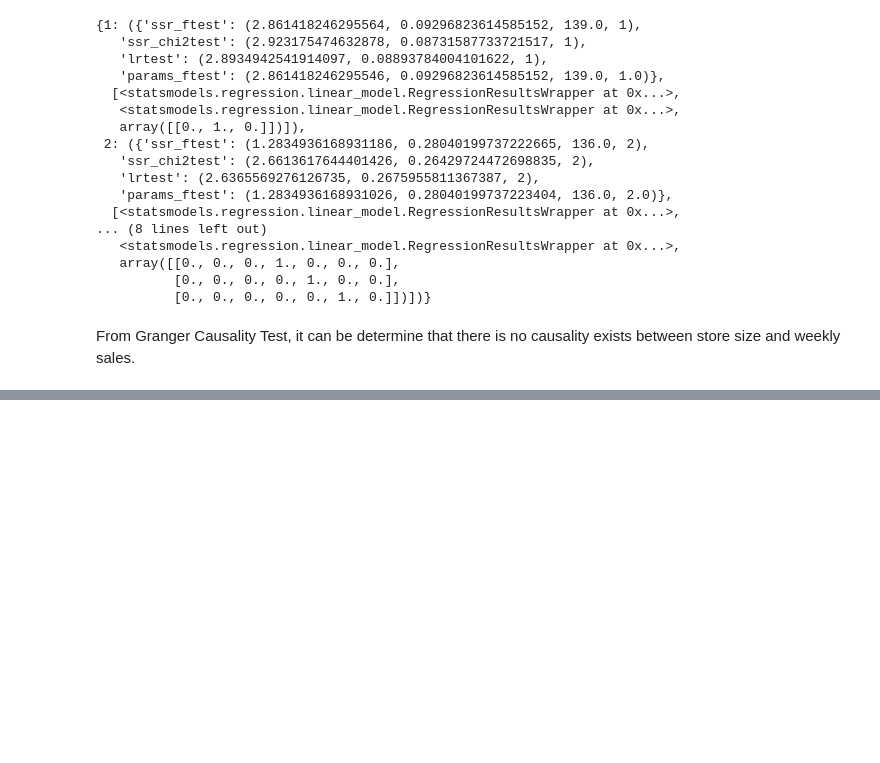
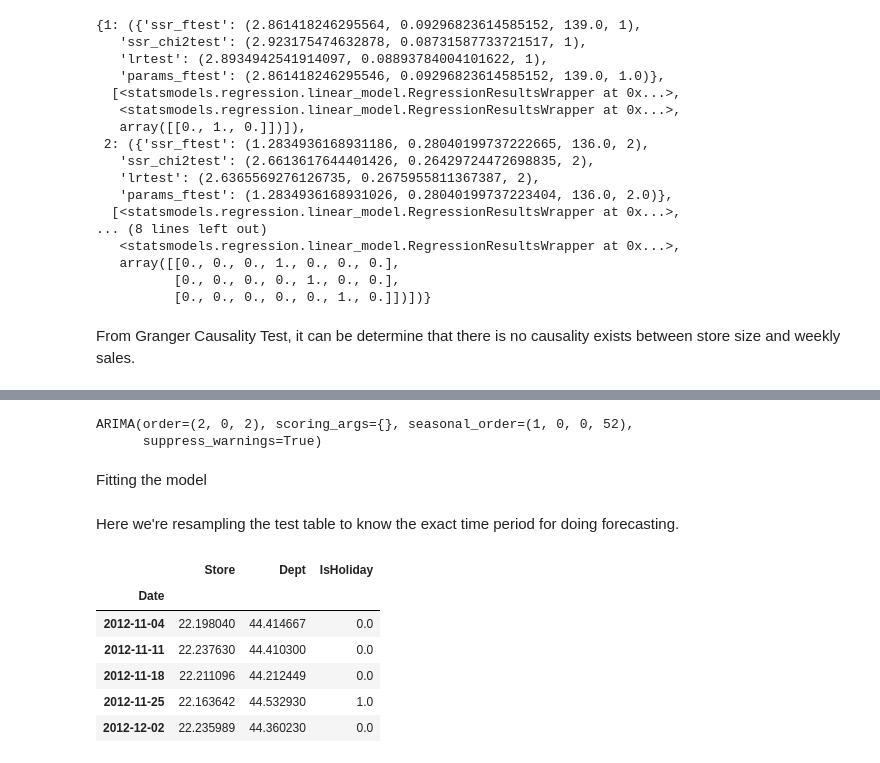
Before and after one commit to ManuSinghYadav/Walmart-Sales-Forecast, a Jupyter notebook: Walmart_Sales_Forecast.ipynb, the cells around one changed output, grey strips where cells are left out. Cells and saved outputs as stored; diff of their text form; code cells hidden in the pictures; blank space fills up the shorter version.

```diff
--- a/Walmart_Sales_Forecast.ipynb
+++ b/Walmart_Sales_Forecast.ipynb
@@ -459,0 +465,7 @@ From Granger Causality Test, it can be determine that there is no causality exis
+# %%
+auto_arima(df['Weekly_Sales'], seasonal=True, m=52)
+# %% [output]
+ARIMA(order=(2, 0, 2), scoring_args={}, seasonal_order=(1, 0, 0, 52),
+      suppress_warnings=True)
+# %% [markdown]
+Fitting the model
@@ -459,0 +474,2 @@ From Granger Causality Test, it can be determine that there is no causality exis
+# %% [markdown]
+Here we're resampling the test table to know the exact time period for doing forecasting.
@@ -459,0 +482,10 @@ From Granger Causality Test, it can be determine that there is no causality exis
+# %%
+test_resampled.head()
+# %% [output]
+|  | Store | Dept | IsHoliday |
+| Date |  |  |  |
+| 2012-11-04 | 22.198040 | 44.414667 | 0.0 |
+| 2012-11-11 | 22.237630 | 44.410300 | 0.0 |
+| 2012-11-18 | 22.211096 | 44.212449 | 0.0 |
+| 2012-11-25 | 22.163642 | 44.532930 | 1.0 |
+| 2012-12-02 | 22.235989 | 44.360230 | 0.0 |
```
Also changed, not shown: parts of 8 cells of this notebook.
